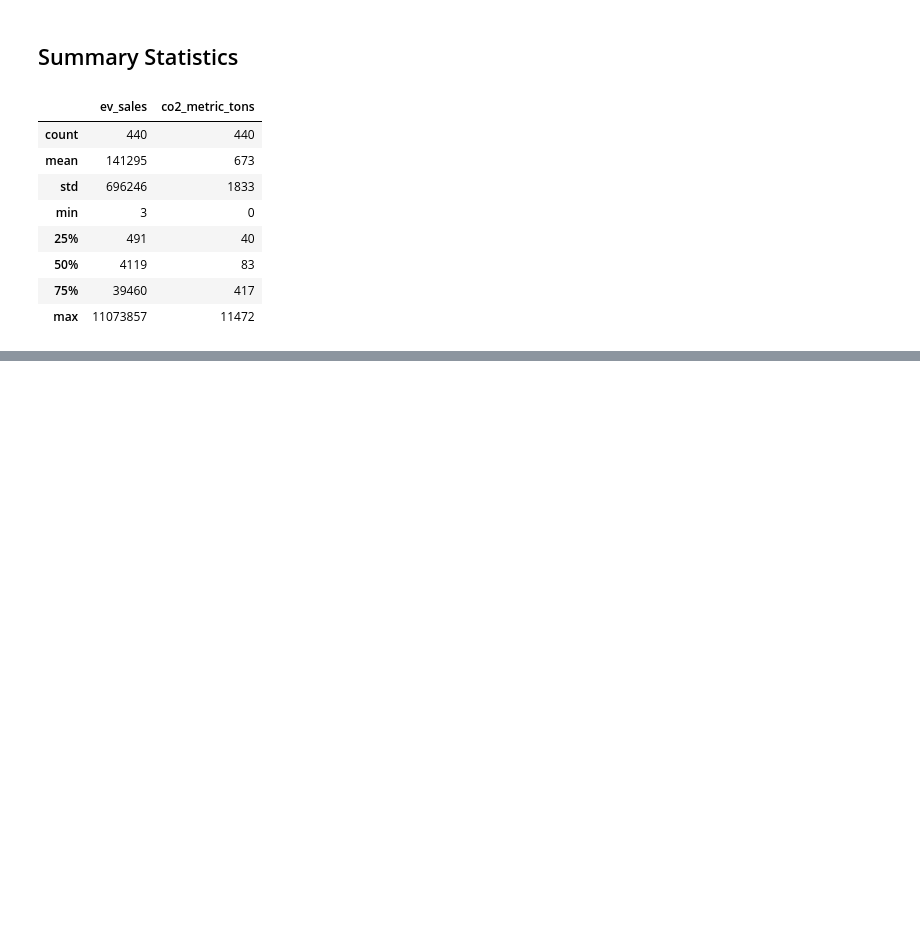
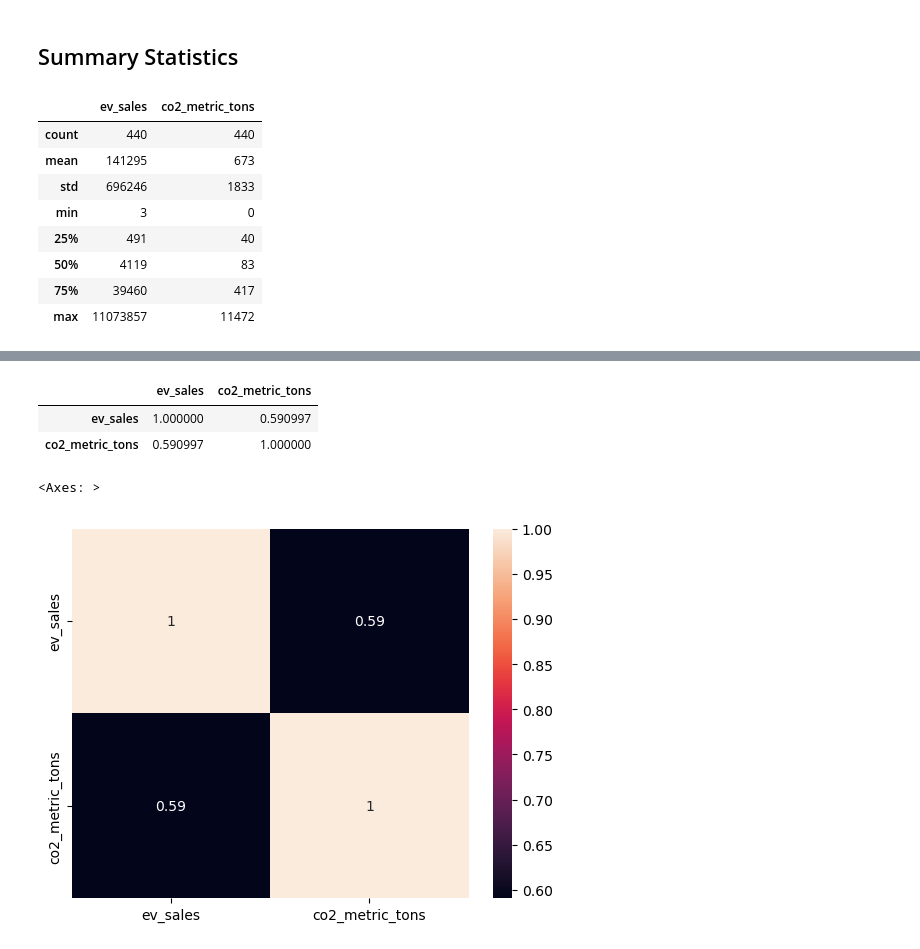
Before and after one commit to TebasMartinez/mini-project-sql-database, a Jupyter notebook: Data Visualization.ipynb, the cells around one changed output, grey strips where cells are left out. Cells and saved outputs as stored; diff of their text form; code cells hidden in the pictures; blank space fills up the shorter version.

```diff
--- a/Data Visualization.ipynb
+++ b/Data Visualization.ipynb
@@ -54,0 +78,12 @@ ev_co["ev_sales"].min()
+# %%
+ev_co_matrix = ev_co[["ev_sales", "co2_metric_tons"]].corr()
+ev_co_matrix
+# %% [output]
+|  | ev_sales | co2_metric_tons |
+| ev_sales | 1.000000 | 0.590997 |
+| co2_metric_tons | 0.590997 | 1.000000 |
+# %%
+sns.heatmap(ev_co_matrix, annot=True)
+# %% [output]
+<Axes: >
+[figure, added]
```
Also changed, not shown: parts of 8 cells of this notebook, 2 other files.
